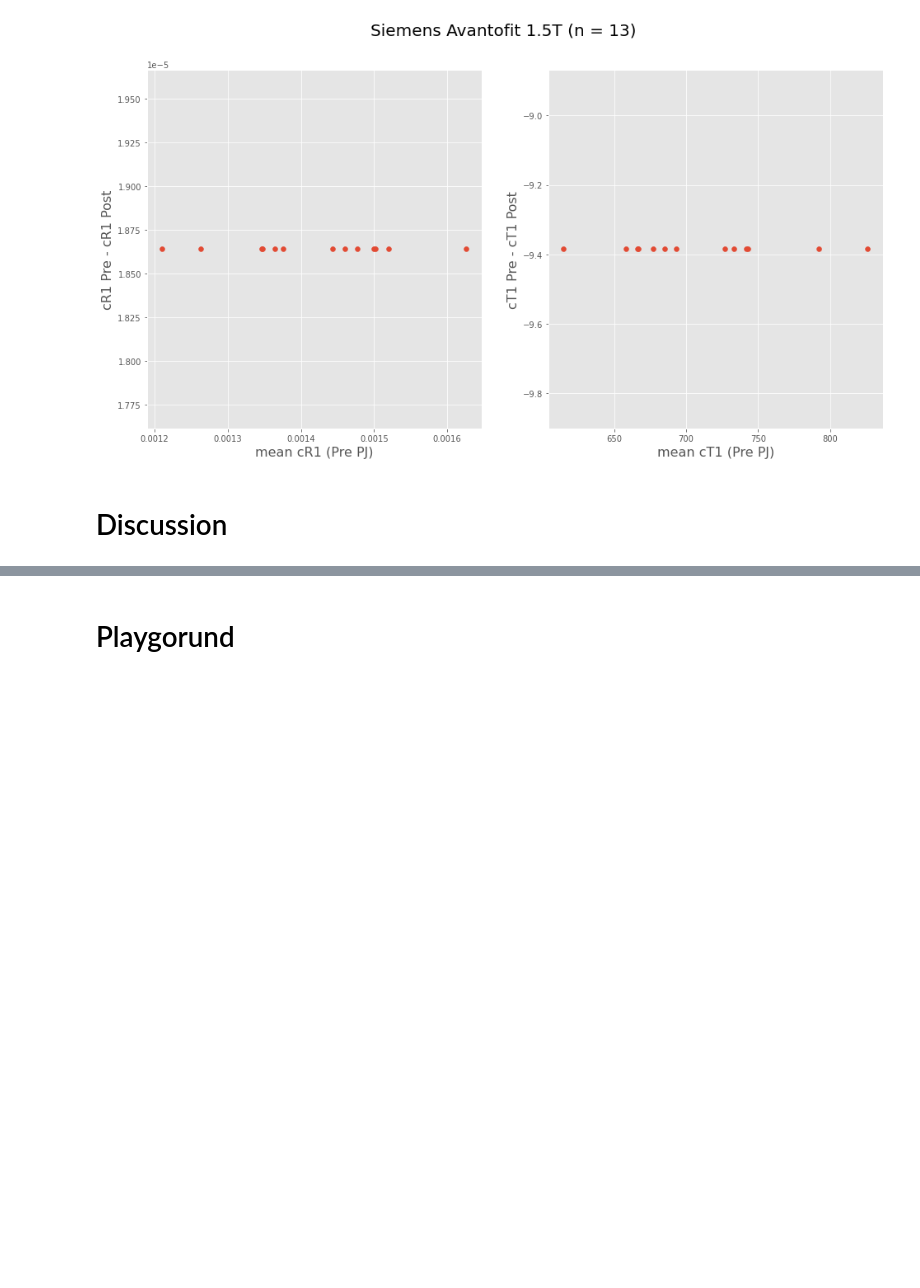
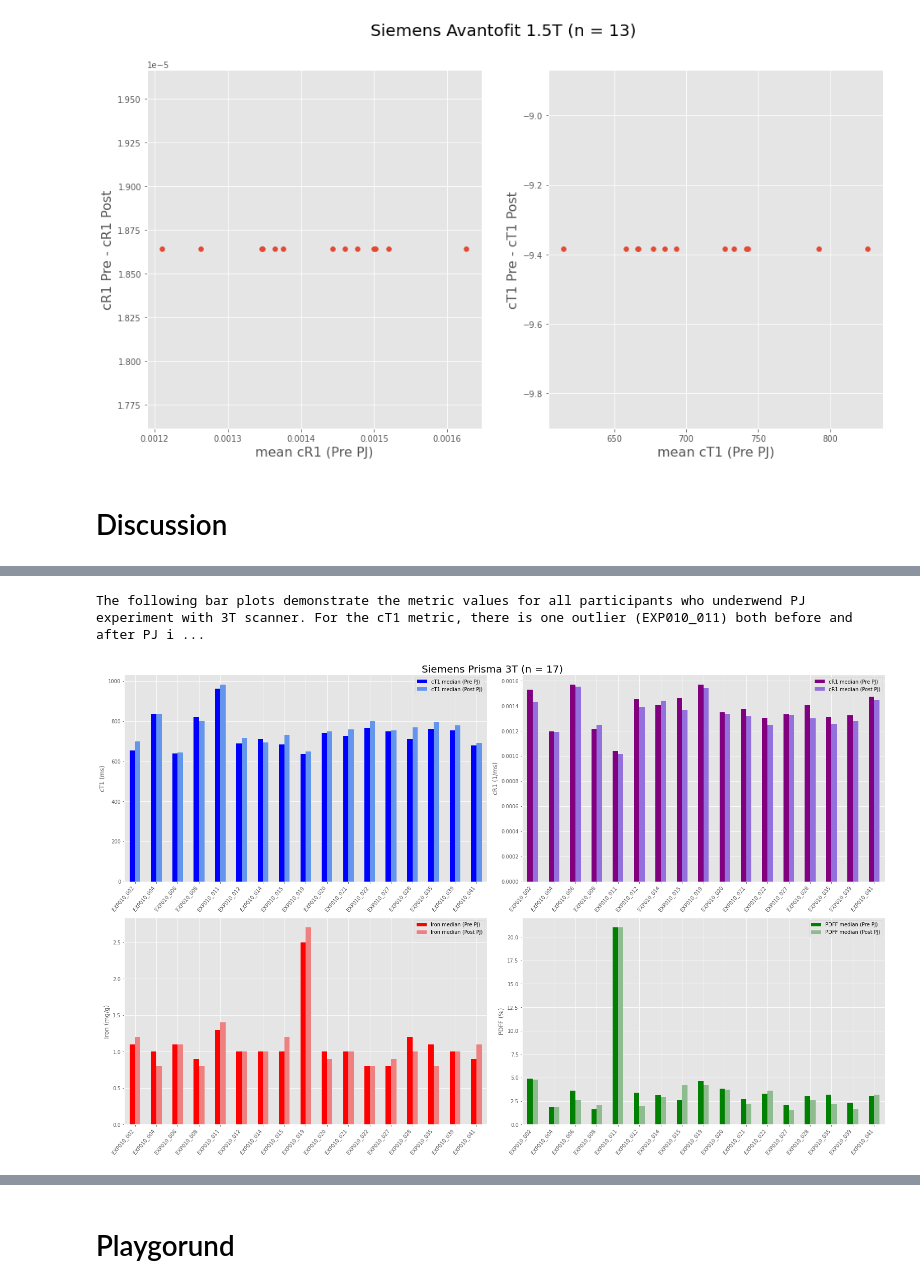
Before and after one commit to WhySeeYC/reference_app, a Jupyter notebook: PineappleJuice/VendorSpecificPlots.ipynb, the cells around one changed output, grey strips where cells are left out. Cells and saved outputs as stored; diff of their text form; code cells hidden in the pictures; blank space fills up the shorter version.

```diff
--- a/PineappleJuice/VendorSpecificPlots.ipynb
+++ b/PineappleJuice/VendorSpecificPlots.ipynb
@@ -1386,0 +1419,27 @@ Retrospectively, the design of the study aimed to included a wide range of healt
+# %%
+plt.style.use('ggplot')
+fig, axes = plt.subplots(nrows = 2, ncols = 2, figsize = (22,14))
+fig.suptitle('Siemens Prisma 3T (n = 17)', fontsize = 20)
+
+PA[['cT1 median (Pre PJ)', 'cT1 median (Post PJ)']].plot.bar(ax = axes[0,0], color = ['blue', 'cornflowerblue'])
+axes[0, 0].set_xticklabels(PA["Record Id"], rotation = 50, ha = 'right')
+axes[0, 0].set_ylabel('cT1 (ms)')
+
+PA[['cR1 median (Pre PJ)', 'cR1 median (Post PJ)']].plot.bar(ax = axes[0,1], color = ['purple', 'mediumpurple'])
+axes[0,1].set_xticklabels(PA["Record Id"], rotation = 50, ha = 'right')
+axes[0,1].set_ylabel('cR1 (1/ms)')
+
+PA[['Iron median (Pre PJ)', 'Iron median (Post PJ)']].plot.bar(ax = axes[1,0], color = ['red', 'lightcoral'])
+axes[1,0].set_xticklabels(PA["Record Id"], rotation = 50, ha = 'right')
+axes[1,0].set_ylabel('Iron (mg/g)')
+
+PA[['PDFF median (Pre PJ)', 'PDFF median (Post PJ)']].plot.bar(ax = axes[1,1], color = ['green', 'darkseagreen'])
+axes[1,1].set_xticklabels(PA["Record Id"], rotation = 50, ha = 'right')
+axes[1,1].set_ylabel('PDFF (%)')
+
+plt.tight_layout()
+
+print('The following bar plots demonstrate the metric values for all participants who underwend PJ experiment with 3T scanner. For the cT1 metric, there is one outlier (EXP010_011) both before and after PJ ingestion; for the cR1 metric, there is one outlier (EXP010_011); for the Iron metric, there is one outlier (EXP010_019); For the PDFF metric, there is one outlier (EXP010_011)')
+# %% [output]
+The following bar plots demonstrate the metric values for all participants who underwend PJ experiment with 3T scanner. For the cT1 metric, there is one outlier (EXP010_011) both before and after PJ i ...
+[figure, added]
```
Also changed, not shown: parts of 33 cells of this notebook, 1 other file.
